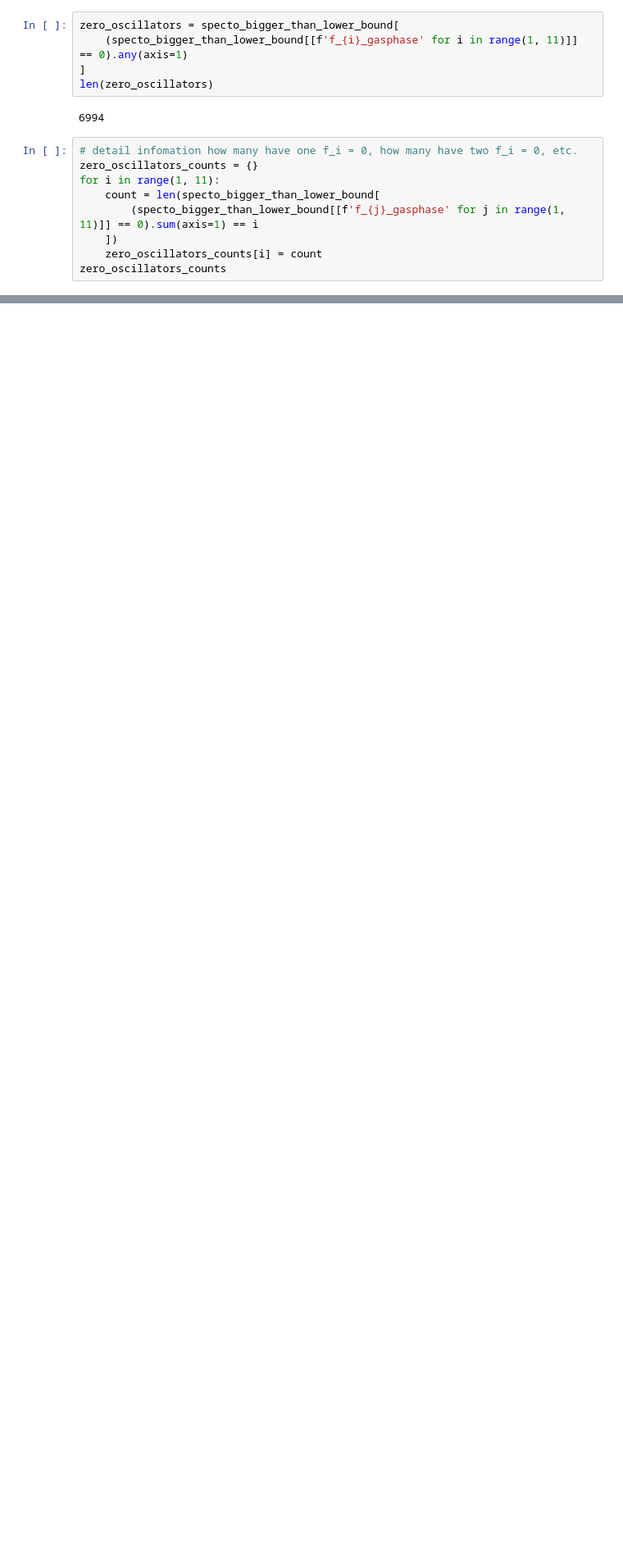
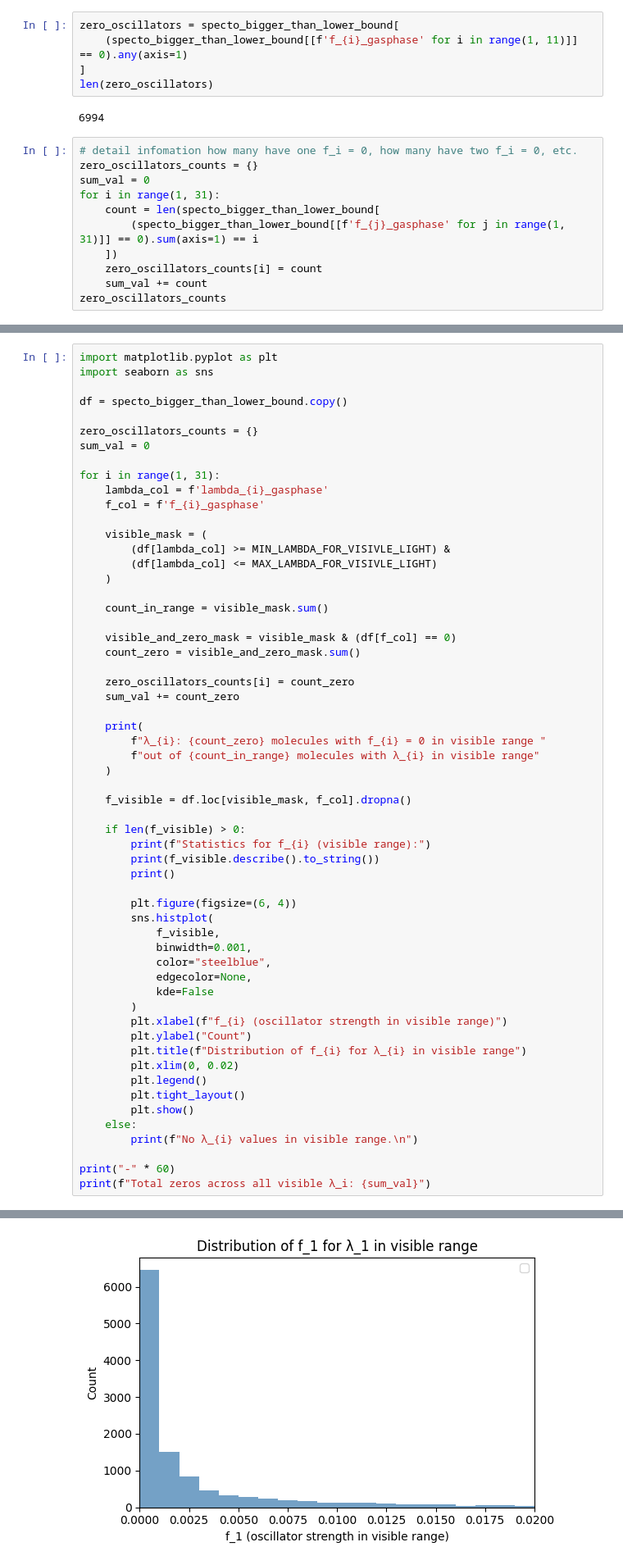
Before and after one commit to tymem12/SpectoChem, a Jupyter notebook: notebooks/TMQM_spectograms_EDA.ipynb, the cells around one changed output, grey strips where cells are left out. Shown at 82% size. Drawn from its saved outputs; the diff is of its cells as text; blank space fills up the shorter version.

```diff
--- a/notebooks/TMQM_spectograms_EDA.ipynb
+++ b/notebooks/TMQM_spectograms_EDA.ipynb
@@ -442,10 +441,12 @@ len(zero_oscillators)
 # %%
 # detail infomation how many have one f_i = 0, how many have two f_i = 0, etc.
 zero_oscillators_counts = {}
-for i in range(1, 11):
+sum_val = 0
+for i in range(1, 31):
     count = len(specto_bigger_than_lower_bound[
-        (specto_bigger_than_lower_bound[[f'f_{j}_gasphase' for j in range(1, 11)]] == 0).sum(axis=1) == i
+        (specto_bigger_than_lower_bound[[f'f_{j}_gasphase' for j in range(1, 31)]] == 0).sum(axis=1) == i
     ])
     zero_oscillators_counts[i] = count
+    sum_val += count
 zero_oscillators_counts
 # %% [output]
@@ -465,0 +474,59 @@ sum(list(zero_oscillators_counts.values()))
+# %%
+import matplotlib.pyplot as plt
+import seaborn as sns
+
+df = specto_bigger_than_lower_bound.copy()
+
+zero_oscillators_counts = {}
+sum_val = 0
+
+for i in range(1, 31):
+    lambda_col = f'lambda_{i}_gasphase'
+    f_col = f'f_{i}_gasphase'
+
+    visible_mask = (
+        (df[lambda_col] >= MIN_LAMBDA_FOR_VISIVLE_LIGHT) &
+        (df[lambda_col] <= MAX_LAMBDA_FOR_VISIVLE_LIGHT)
+    )
+
+    count_in_range = visible_mask.sum()
+
+    visible_and_zero_mask = visible_mask & (df[f_col] == 0)
+    count_zero = visible_and_zero_mask.sum()
+
+    zero_oscillators_counts[i] = count_zero
+    sum_val += count_zero
+
+    print(
+        f"λ_{i}: {count_zero} molecules with f_{i} = 0 in visible range "
+        f"out of {count_in_range} molecules with λ_{i} in visible range"
+    )
+
+    f_visible = df.loc[visible_mask, f_col].dropna()
+
+    if len(f_visible) > 0:
+        print(f"Statistics for f_{i} (visible range):")
+        print(f_visible.describe().to_string())
+        print()
+
+        plt.figure(figsize=(6, 4))
+        sns.histplot(
+            f_visible,
+            binwidth=0.001,
+            color="steelblue",
+            edgecolor=None,
+            kde=False
+        )
+        plt.xlabel(f"f_{i} (oscillator strength in visible range)")
+        plt.ylabel("Count")
+        plt.title(f"Distribution of f_{i} for λ_{i} in visible range")
+        plt.xlim(0, 0.02)
+        plt.legend()
+        plt.tight_layout()
+        plt.show()
+    else:
+        print(f"No λ_{i} values in visible range.\n")
+
+print("-" * 60)
+print(f"Total zeros across all visible λ_i: {sum_val}")
+# %% [output]
@@ -465,0 +543 @@ sum(list(zero_oscillators_counts.values()))
+[figure, added]
```
Also changed, not shown: parts of 7 cells of this notebook, 28 other files.
